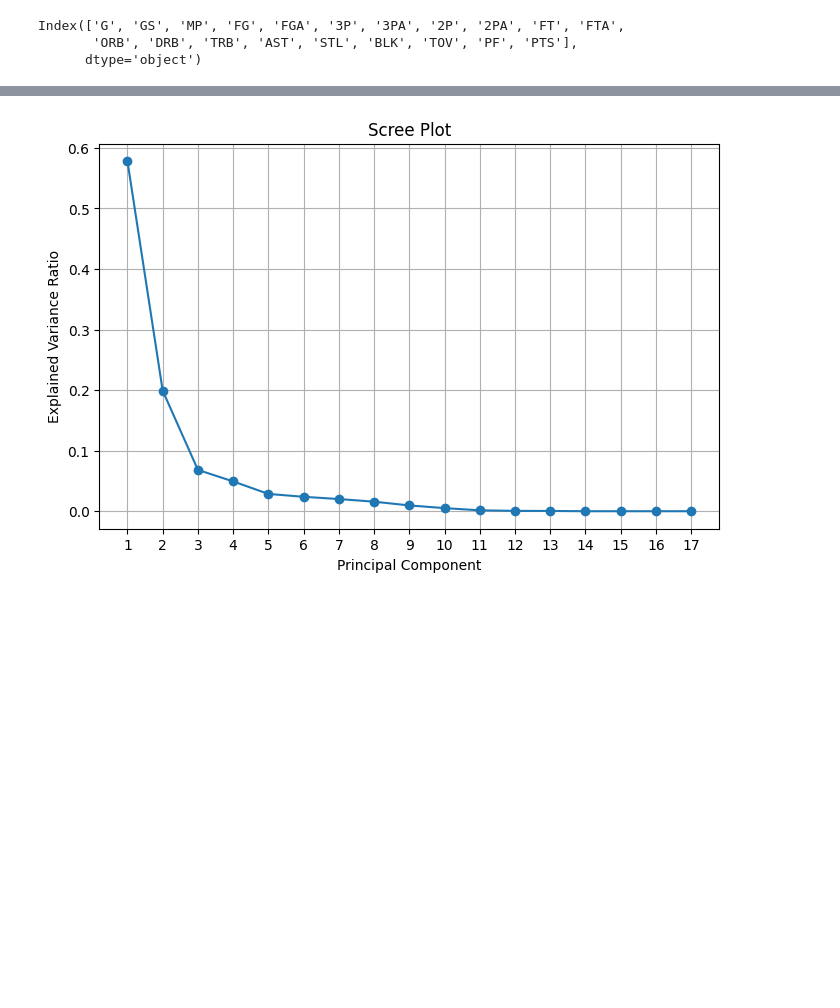
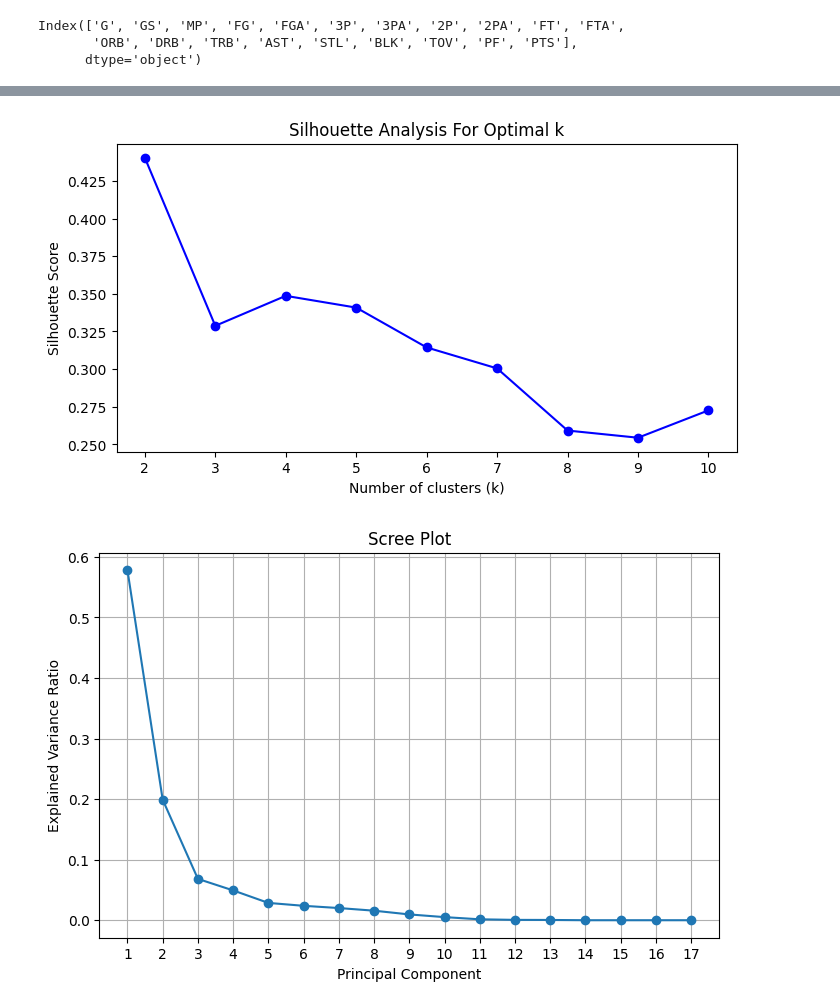
Before and after one commit to nicksalem/2026_portfolio, a Jupyter notebook: NBA classification/EDA/unsupervised_learning.ipynb, the cells around one changed output, grey strips where cells are left out. Cells and saved outputs as stored; diff of their text form; code cells hidden in the pictures; blank space fills up the shorter version.

```diff
--- a/NBA classification/EDA/unsupervised_learning.ipynb
+++ b/NBA classification/EDA/unsupervised_learning.ipynb
@@ -53,3 +168,22 @@ plt.show()
+# %%
+from sklearn.metrics import silhouette_score
+
+silhouette_scores = []
+
+for k in range(2, 11):  # silhouette not defined for k=1
+    kmeans = KMeans(n_clusters=k, random_state=42)
+    labels = kmeans.fit_predict(X_pca)
+    score = silhouette_score(X_pca, labels)
+    silhouette_scores.append(score)
+
+plt.figure(figsize=(8, 4))
+plt.plot(range(2, 11), silhouette_scores, 'bo-')
+plt.xlabel('Number of clusters (k)')
+plt.ylabel('Silhouette Score')
+plt.title('Silhouette Analysis For Optimal k')
+plt.show()
+# %% [output]
+[figure, added]
 # %%
 from sklearn.decomposition import PCA
 import matplotlib.pyplot as plt
```
Also changed, not shown: parts of 7 cells of this notebook, 15 other files.
